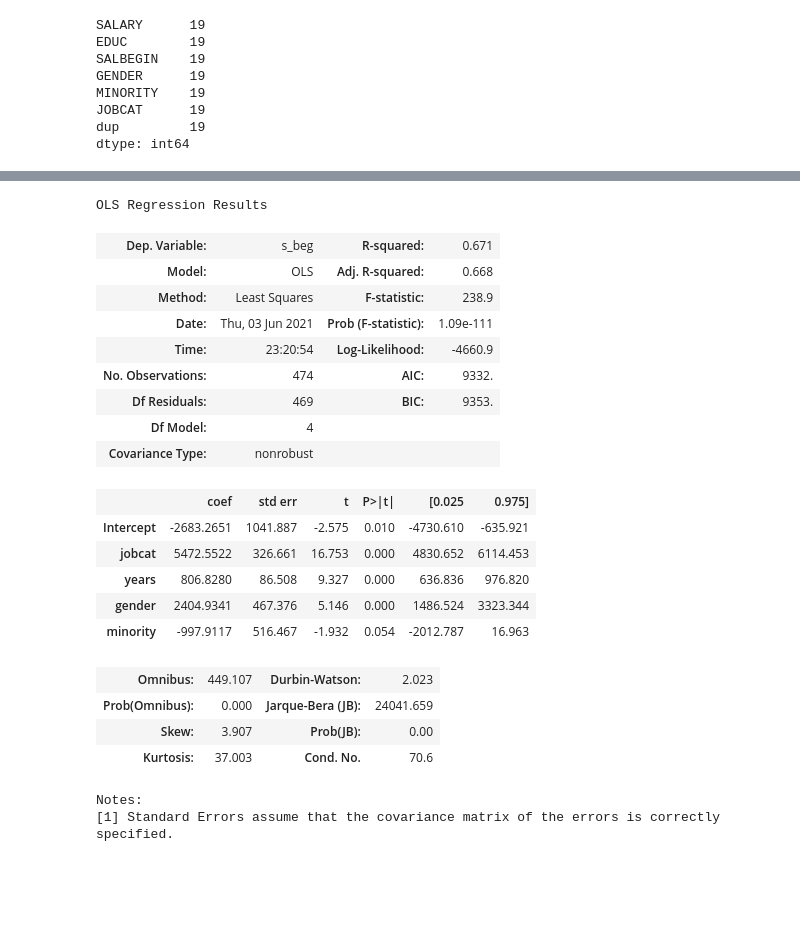
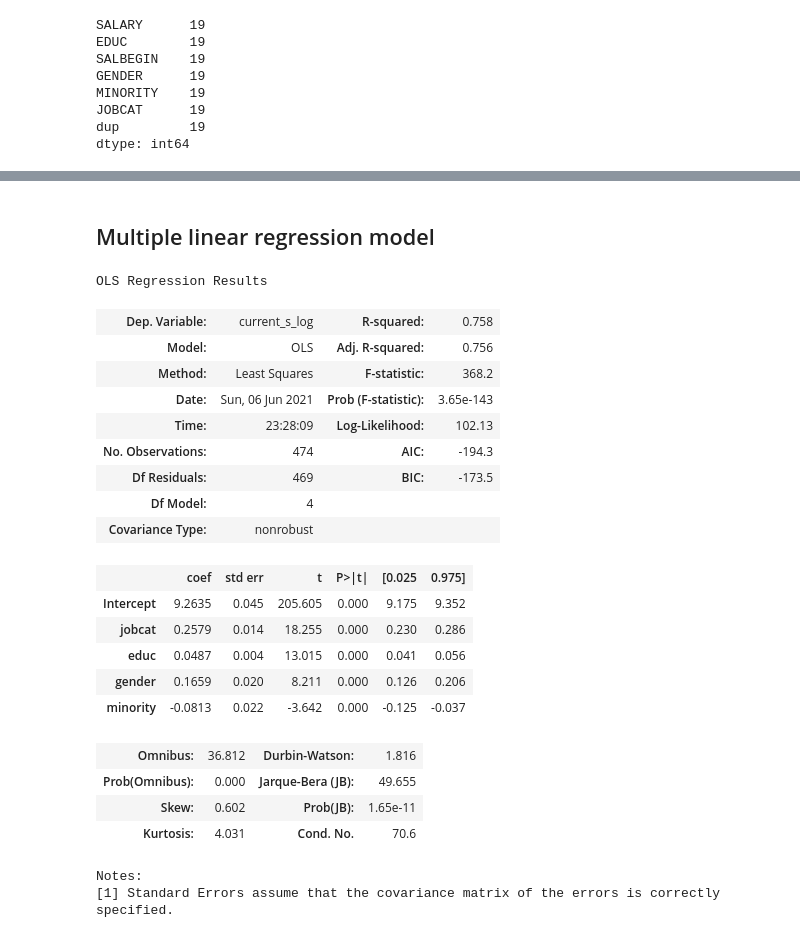
Before and after one commit to AIMPED/EDA_Bank_wages, a Jupyter notebook: EDA_work.ipynb, the cells around one changed output, grey strips where cells are left out. Drawn from its saved outputs; the diff is of its cells as text; code cells hidden in the pictures; blank space fills up the shorter version.

```diff
--- a/EDA_work.ipynb
+++ b/EDA_work.ipynb
@@ -75,4 +85,4 @@ df.rename(columns = {'salary': 's_cur','salbegin': 's_beg', 'educ':'years'}, inp
 #df.gender.astype("category")
 # %%
 # reorder columns
-df = df[['s_beg','s_cur','jobcat','years','gender','minority',]]
+df = df[['start_s','current_s','jobcat','educ','gender','minority',]]
@@ -90,0 +192,12 @@ sns.scatterplot(data=df, x= df.years, y=df.s_cur)
+# %%
+df['diff'] = (df.current_s - df.start_s) / df.start_s *100
+
+fig, ax = plt.subplots(figsize=(10,7))
+gb_job_gen['diff'].mean().unstack().plot(kind='bar', edgecolor='black', alpha=0.5, ax=ax,colormap='cividis')
+
+fig.text(s="avg. Salary increase",x=.5,y=1.0, fontsize = 24,ha='center', va='center')
+fig.text(s='(by Job Category and Gender)',x= .5,y=0.96, fontsize=16,ha='center', va='center')
+plt.xlabel("Job Categories", fontsize = 18)
+plt.ylabel("average Salary increase \nwith respect to start salary [%]", fontsize = 18)
+plt.legend(['female','male'],fontsize=14)
+plt.xticks([0,1,2],['admin','custodial','management'],rotation=45, fontsize=14);
@@ -90,0 +283,12 @@ sns.scatterplot(data=df, x= df.years, y=df.s_cur)
+# %%
+# create dataframe for regression, add logaritmyzed starting salary
+import numpy as np
+df_LR = df.copy()
+df_LR['start_s_log'] = np.log(df.start_s)
+df_LR['current_s_log'] = np.log(df.current_s)
+del df_LR['start_s']
+del df_LR['current_s']
+a = df_LR.pop('start_s_log')
+df_LR.insert(0,'start_s_log',a)
+b = df_LR.pop('current_s_log')
+df_LR.insert(0,'current_s_log',b)
@@ -96,11 +352,11 @@ import statsmodels.api as sms
 
 # initialize results
 results = []
-for idx, param in enumerate(list(df.columns)):
+for idx, param in enumerate(list(df_LR.columns)):
     # variable parameter
-    X = df[f'{param}']
+    X = df_LR[f'{param}']
     # constant term
-    y = df.s_beg
+    y = df_LR.start_s_log
     # add constant to model
     X = sms.add_constant(X)
     # define model
@@ -146,31 +399,32 @@ strong multicollinearity or other numerical problems.
+# %% [markdown]
+## Multiple linear regression model
 # %%
 # Multi regression
-# use all explanatory variables
+# use all explanatory variables except the current salary. Dependent variable is start_s (start salary)
 import statsmodels.formula.api as smf
-model = list(df.columns)[0] + ' ~ ' + ' + '.join(param for param in list(df.columns)[2:])
+model = list(df_LR.columns)[0] + ' ~ ' + ' + '.join(param for param in list(df_LR.columns)[2:-1])
 
-
-smf.ols(formula = model, data = df).fit().summary()
+smf.ols(formula = model, data = df_LR).fit().summary()
 # %% [output]
 OLS Regression Results
-| Dep. Variable: | s_beg | R-squared: | 0.671 |
-| Model: | OLS | Adj. R-squared: | 0.668 |
-| Method: | Least Squares | F-statistic: | 238.9 |
-| Date: | Thu, 03 Jun 2021 | Prob (F-statistic): | 1.09e-111 |
-| Time: | 23:20:54 | Log-Likelihood: | -4660.9 |
-| No. Observations: | 474 | AIC: | 9332. |
-| Df Residuals: | 469 | BIC: | 9353. |
+| Dep. Variable: | current_s_log | R-squared: | 0.758 |
+| Model: | OLS | Adj. R-squared: | 0.756 |
+| Method: | Least Squares | F-statistic: | 368.2 |
+| Date: | Sun, 06 Jun 2021 | Prob (F-statistic): | 3.65e-143 |
+| Time: | 23:28:09 | Log-Likelihood: | 102.13 |
+| No. Observations: | 474 | AIC: | -194.3 |
+| Df Residuals: | 469 | BIC: | -173.5 |
 | Df Model: | 4 |  |  |
 | Covariance Type: | nonrobust |  |  |
 |  | coef | std err | t | P>|t| | [0.025 | 0.975] |
-| Intercept | -2683.2651 | 1041.887 | -2.575 | 0.010 | -4730.610 | -635.921 |
-| jobcat | 5472.5522 | 326.661 | 16.753 | 0.000 | 4830.652 | 6114.453 |
-| years | 806.8280 | 86.508 | 9.327 | 0.000 | 636.836 | 976.820 |
-| gender | 2404.9341 | 467.376 | 5.146 | 0.000 | 1486.524 | 3323.344 |
-| minority | -997.9117 | 516.467 | -1.932 | 0.054 | -2012.787 | 16.963 |
+| Intercept | 9.2635 | 0.045 | 205.605 | 0.000 | 9.175 | 9.352 |
+| jobcat | 0.2579 | 0.014 | 18.255 | 0.000 | 0.230 | 0.286 |
+| educ | 0.0487 | 0.004 | 13.015 | 0.000 | 0.041 | 0.056 |
+| gender | 0.1659 | 0.020 | 8.211 | 0.000 | 0.126 | 0.206 |
+| minority | -0.0813 | 0.022 | -3.642 | 0.000 | -0.125 | -0.037 |
-| Omnibus: | 449.107 | Durbin-Watson: | 2.023 |
-| Prob(Omnibus): | 0.000 | Jarque-Bera (JB): | 24041.659 |
-| Skew: | 3.907 | Prob(JB): | 0.00 |
-| Kurtosis: | 37.003 | Cond. No. | 70.6 |
+| Omnibus: | 36.812 | Durbin-Watson: | 1.816 |
+| Prob(Omnibus): | 0.000 | Jarque-Bera (JB): | 49.655 |
+| Skew: | 0.602 | Prob(JB): | 1.65e-11 |
+| Kurtosis: | 4.031 | Cond. No. | 70.6 |
 Notes:
 [1] Standard Errors assume that the covariance matrix of the errors is correctly specified.
```
Also changed, not shown: parts of 52 cells of this notebook.
